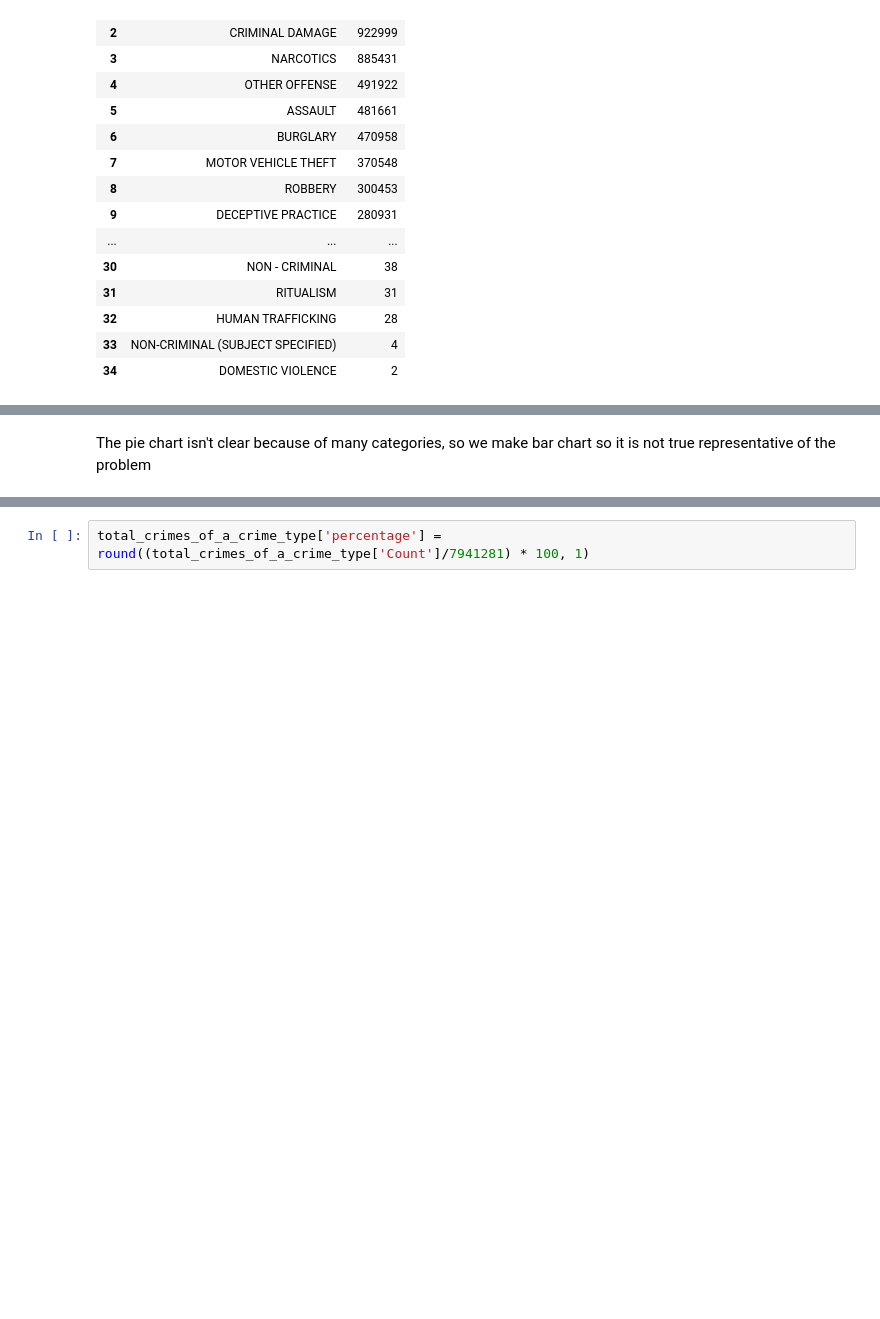
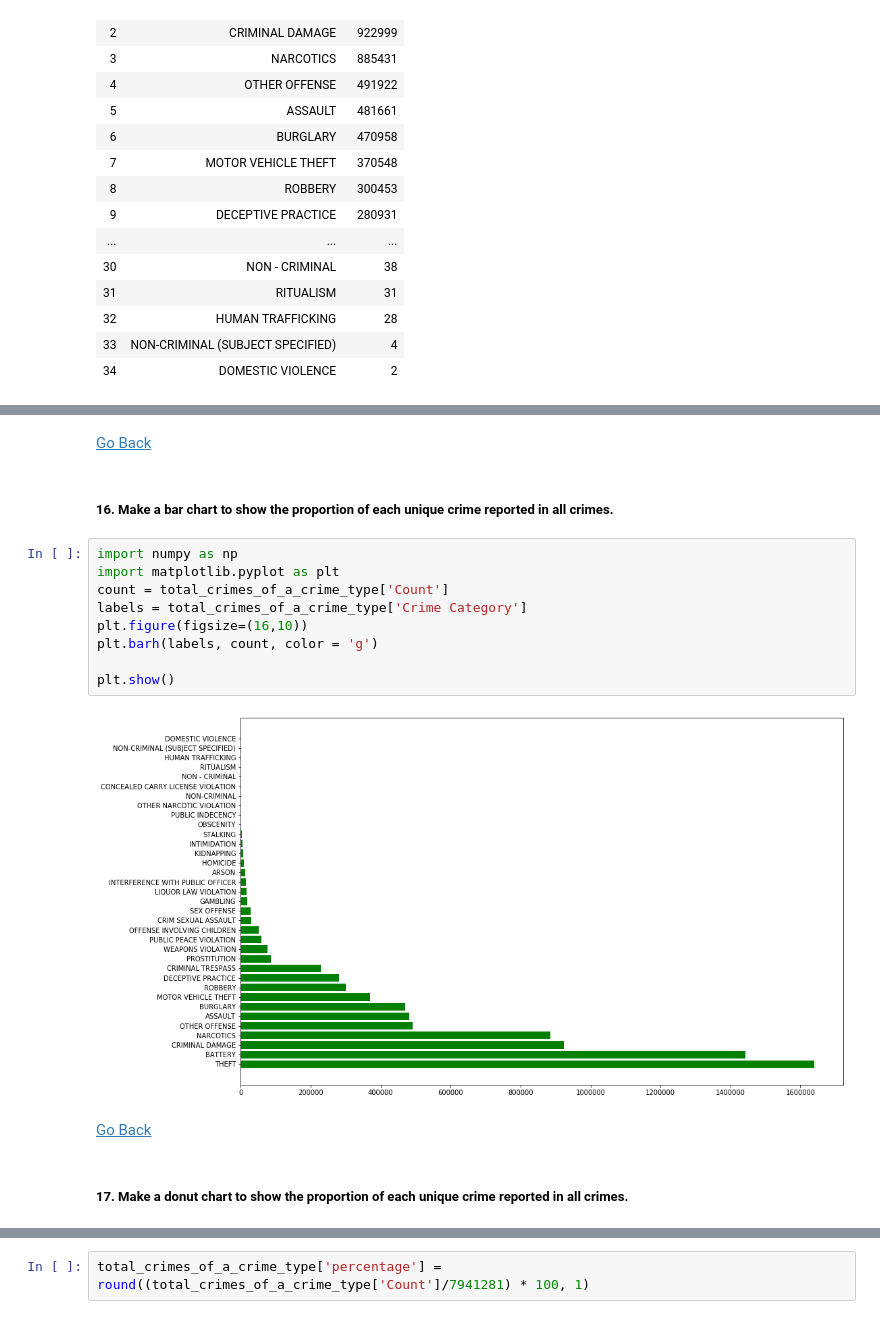
Before and after one commit to ABDULSABOOR1995/Exploratory-Data-Analysis-of-Chicago-Crime-data, a Jupyter notebook: Analysis of Chicago Crime Data.ipynb, the cells around one changed output, grey strips where cells are left out. Drawn from its saved outputs; the diff is of its cells as text; blank space fills up the shorter version.

```diff
--- a/Analysis of Chicago Crime Data.ipynb
+++ b/Analysis of Chicago Crime Data.ipynb
@@ -691,5 +853,24 @@ NameError: name 'np' is not defined
-# %% [markdown]
-The pie chart isn't clear because of many categories, so we make bar chart so it is not true representative of the problem
+# %% [markdown]
+[Go Back](#goback)
+# %% [markdown]
+<a id='h16'></a>
+##### 16. Make a bar chart to show the proportion of each unique crime reported in all crimes.
+# %%
+import numpy as np
+import matplotlib.pyplot as plt
+count = total_crimes_of_a_crime_type['Count']
+labels = total_crimes_of_a_crime_type['Crime Category']
+plt.figure(figsize=(16,10))
+plt.barh(labels, count, color = 'g')
+
+plt.show()
+# %% [output]
+[figure, added]
+# %% [markdown]
+[Go Back](#goback)
+# %% [markdown]
+<a id='h17'></a>
+##### 17. Make a donut chart to show the proportion of each unique crime reported in all crimes.
 # %%
 # Donut Chart
 count = total_crimes_of_a_crime_type['Count']
```
Also changed, not shown: parts of 107 cells of this notebook.
